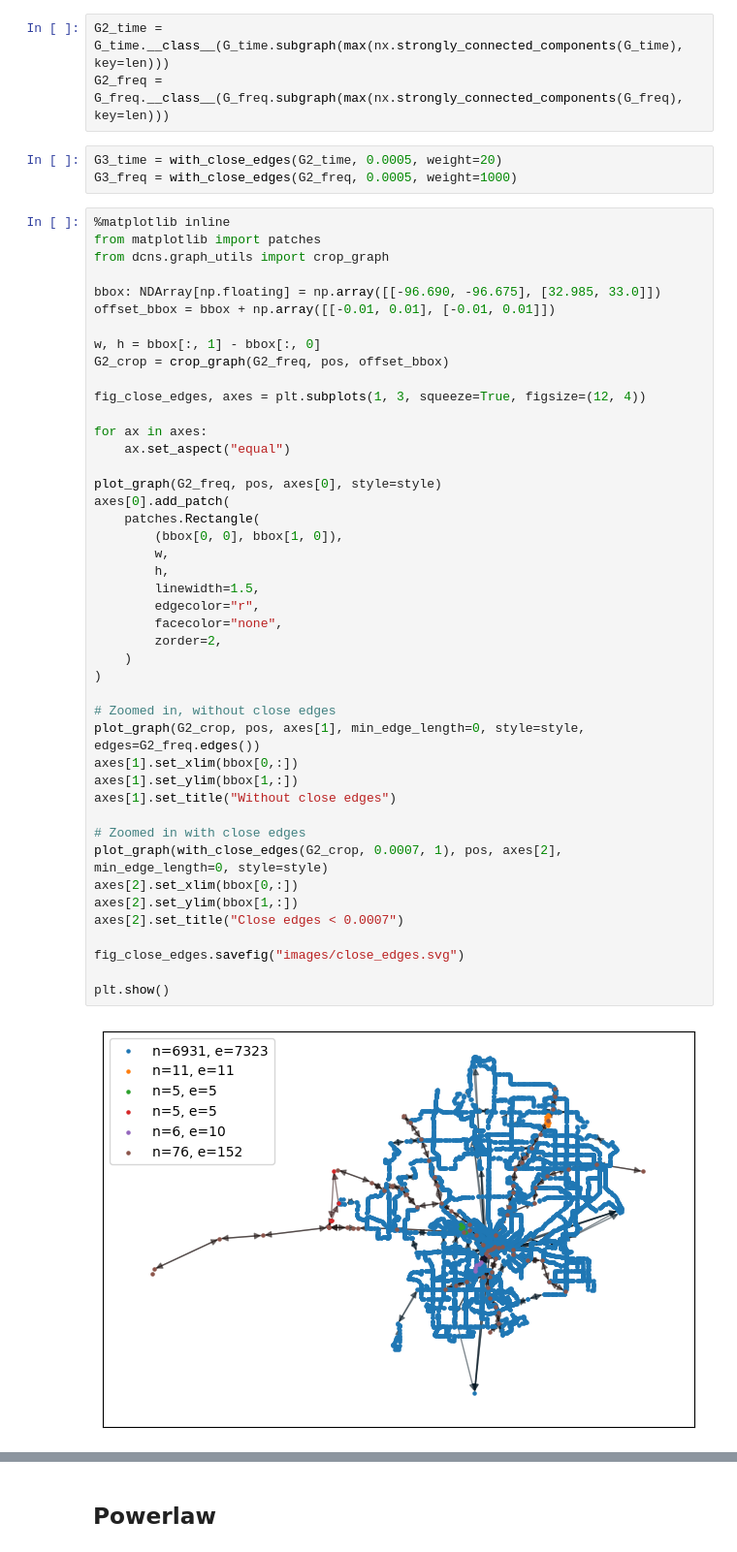
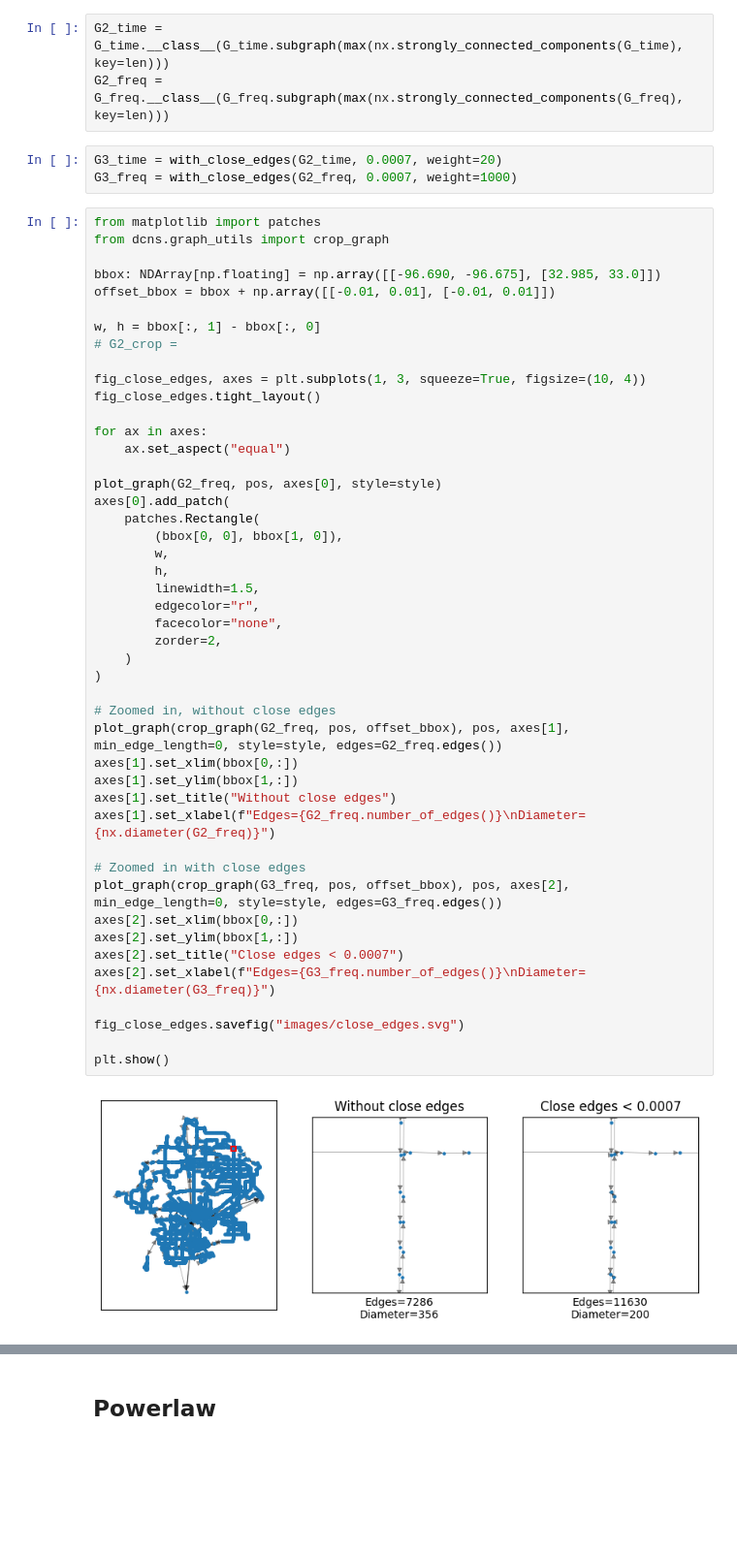
Before and after one commit to Antyos/DCNS-S23-Project, a Jupyter notebook: dart_graph.ipynb, the cells around one changed output, grey strips where cells are left out. Shown at 97% size. Saved outputs shown, nothing was run; the diff lists cells and outputs as text; blank space fills up the shorter version.

Commit message:
Revise plots a bit and add percolation code

```diff
--- a/dart_graph.ipynb
+++ b/dart_graph.ipynb
@@ -93,10 +91,9 @@ fig.savefig("images/components.svg")
 G2_time = G_time.__class__(G_time.subgraph(max(nx.strongly_connected_components(G_time), key=len)))
 G2_freq = G_freq.__class__(G_freq.subgraph(max(nx.strongly_connected_components(G_freq), key=len)))
 # %%
-G3_time = with_close_edges(G2_time, 0.0005, weight=20)
-G3_freq = with_close_edges(G2_freq, 0.0005, weight=1000)
+G3_time = with_close_edges(G2_time, 0.0007, weight=20)
+G3_freq = with_close_edges(G2_freq, 0.0007, weight=1000)
 # %%
-%matplotlib inline
 from matplotlib import patches
 from dcns.graph_utils import crop_graph
 
@@ -104,40 +101,43 @@ bbox: NDArray[np.floating] = np.array([[-96.690, -96.675], [32.985, 33.0]])
 offset_bbox = bbox + np.array([[-0.01, 0.01], [-0.01, 0.01]])
 
 w, h = bbox[:, 1] - bbox[:, 0]
-G2_crop = crop_graph(G2_freq, pos, offset_bbox)
+# G2_crop =
 
-fig_close_edges, axes = plt.subplots(1, 3, squeeze=True, figsize=(12, 4))
+fig_close_edges, axes = plt.subplots(1, 3, squeeze=True, figsize=(10, 4))
+fig_close_edges.tight_layout()
 
 for ax in axes:
     ax.set_aspect("equal")
 
 plot_graph(G2_freq, pos, axes[0], style=style)
 axes[0].add_patch(
     patches.Rectangle(
         (bbox[0, 0], bbox[1, 0]),
         w,
         h,
         linewidth=1.5,
         edgecolor="r",
         facecolor="none",
         zorder=2,
     )
 )
 
 # Zoomed in, without close edges
-plot_graph(G2_crop, pos, axes[1], min_edge_length=0, style=style, edges=G2_freq.edges())
+plot_graph(crop_graph(G2_freq, pos, offset_bbox), pos, axes[1], min_edge_length=0, style=style, edges=G2_freq.edges())
 axes[1].set_xlim(bbox[0,:])
 axes[1].set_ylim(bbox[1,:])
 axes[1].set_title("Without close edges")
+axes[1].set_xlabel(f"Edges={G2_freq.number_of_edges()}\nDiameter={nx.diameter(G2_freq)}")
 
 # Zoomed in with close edges
-plot_graph(with_close_edges(G2_crop, 0.0007, 1), pos, axes[2], min_edge_length=0, style=style)
+plot_graph(crop_graph(G3_freq, pos, offset_bbox), pos, axes[2], min_edge_length=0, style=style, edges=G3_freq.edges())
 axes[2].set_xlim(bbox[0,:])
 axes[2].set_ylim(bbox[1,:])
 axes[2].set_title("Close edges < 0.0007")
+axes[2].set_xlabel(f"Edges={G3_freq.number_of_edges()}\nDiameter={nx.diameter(G3_freq)}")
 
 fig_close_edges.savefig("images/close_edges.svg")
 
 plt.show()
 # %% [output]
-[figure, old version]
+[figure, new version]
```
Also changed, not shown: parts of 6 cells of this notebook.
